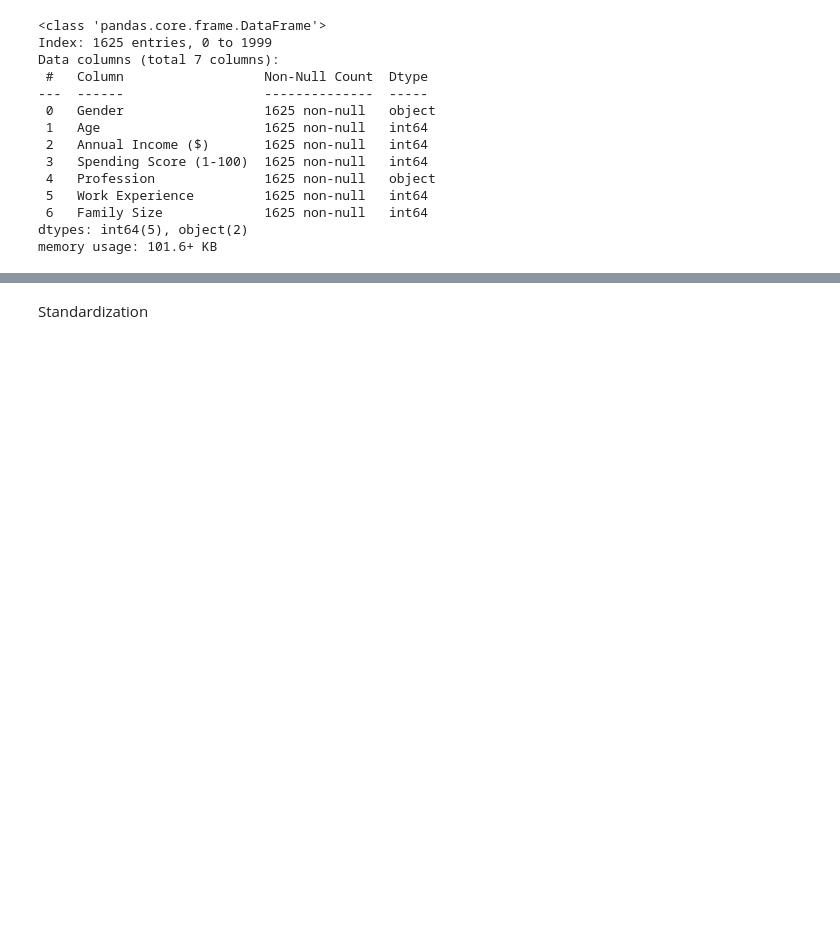
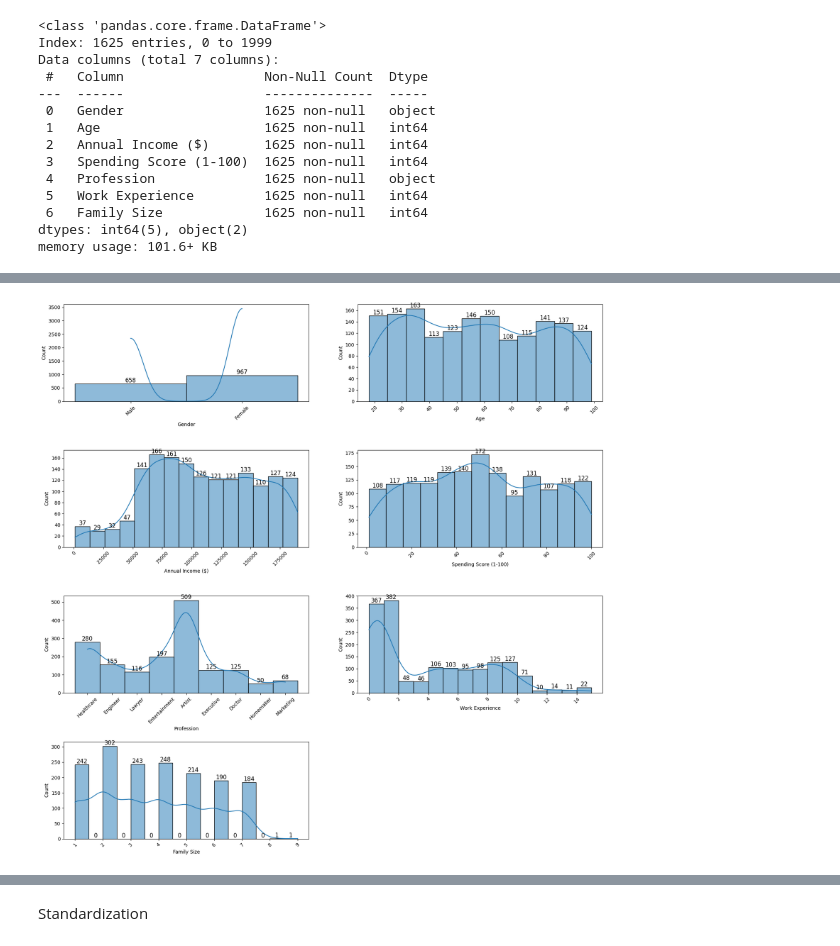
Before and after one commit to mayurasandakalum/shop-customer-data-clustering, a Jupyter notebook: code.ipynb, the cells around one changed output, grey strips where cells are left out. Cells and saved outputs as stored; diff of their text form; code cells hidden in the pictures; blank space fills up the shorter version.

```diff
--- a/code.ipynb
+++ b/code.ipynb
@@ -268,0 +276,16 @@ memory usage: 101.6+ KB
+# %%
+plt.figure(figsize=(20, 20))
+
+for index, column in enumerate(column_names.all_columns):
+    plt.subplot(4, 2, index + 1)
+    ax = sns.histplot(df2[column], kde=True)
+    for p in ax.patches:
+        ax.text(p.get_x() + p.get_width()/2., p.get_height(),
+                int(p.get_height()),
+                fontsize=12, color='black', ha='center', va='bottom')
+    plt.xticks(rotation=45)
+
+plt.subplots_adjust(hspace=0.5)
+plt.show()
+# %% [output]
+[figure, added]
```
Also changed, not shown: parts of 4 cells of this notebook.
